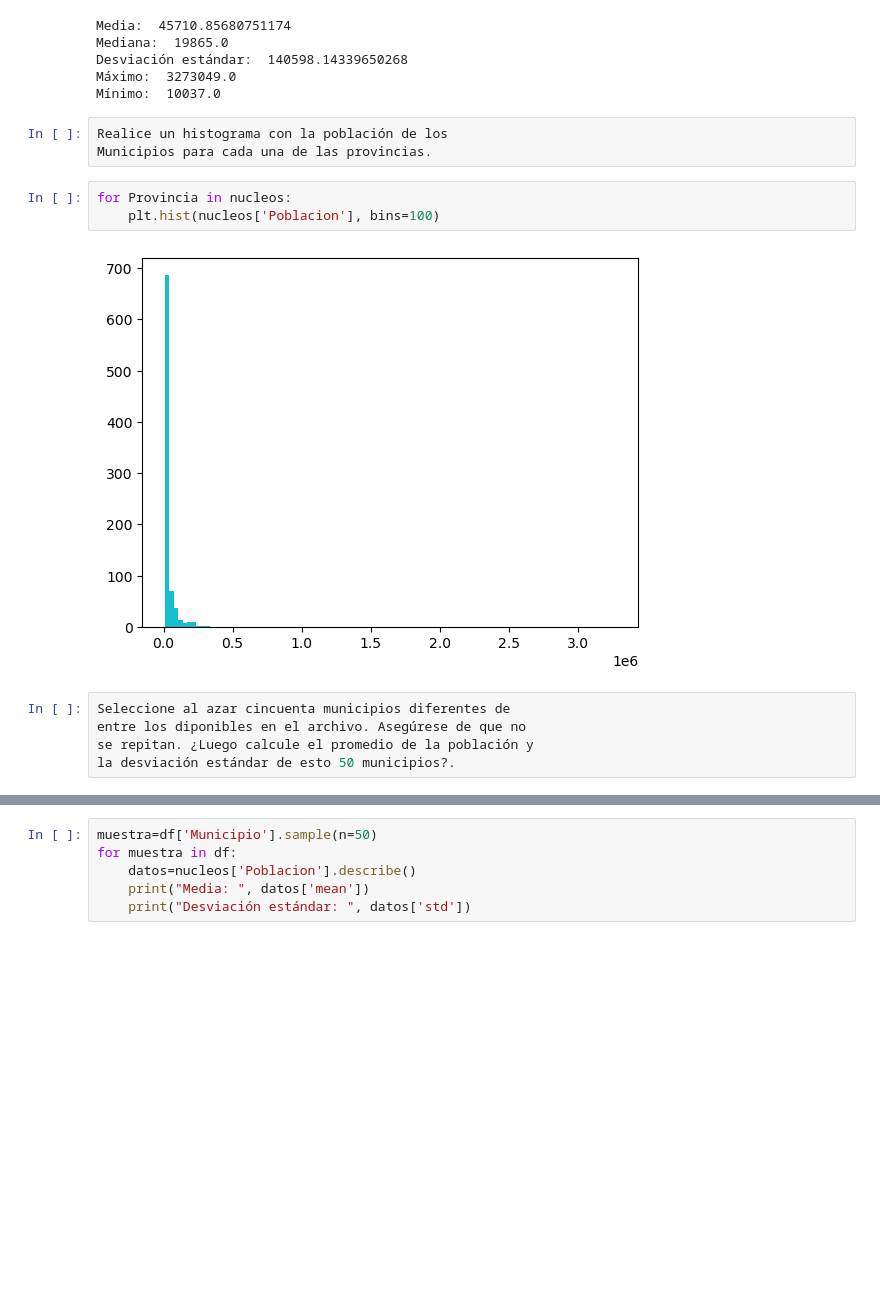
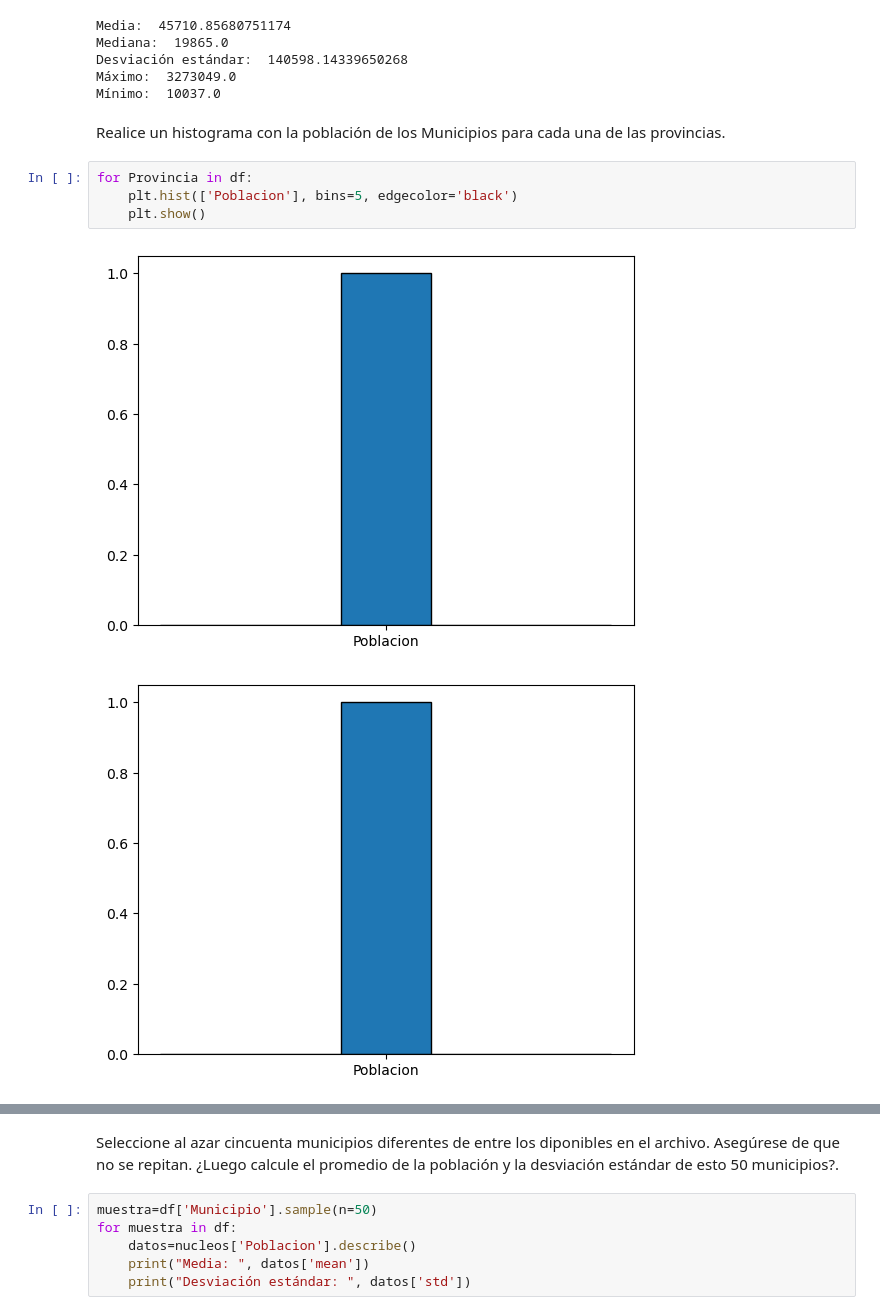
Before and after one commit to eandradezu/Laboratorio-3, a Jupyter notebook: 24000165_Lab3.ipynb, the cells around one changed output, grey strips where cells are left out. Saved outputs shown, nothing was run; the diff lists cells and outputs as text; blank space fills up the shorter version.

```diff
--- a/24000165_Lab3.ipynb
+++ b/24000165_Lab3.ipynb
@@ -199,16 +174,13 @@ Mediana:  19865.0
 Desviación estándar:  140598.14339650268
 Máximo:  3273049.0
 Mínimo:  10037.0
-# %%
-Realice un histograma con la población de los
-Municipios para cada una de las provincias.
-# %%
-for Provincia in nucleos:
-    plt.hist(nucleos['Poblacion'], bins=100)
-# %% [output]
-[figure, removed]
-# %%
-Seleccione al azar cincuenta municipios diferentes de
-entre los diponibles en el archivo. Asegúrese de que no
-se repitan. ¿Luego calcule el promedio de la población y
-la desviación estándar de esto 50 municipios?.
+# %% [markdown]
+Realice un histograma con la población de los
+Municipios para cada una de las provincias.
+# %%
+for Provincia in df:
+    plt.hist(['Poblacion'], bins=5, edgecolor='black')
+    plt.show()
+# %% [output]
+[figure, added]
+[figure, added]
@@ -215,3 +195,8 @@ la desviación estándar de esto 50 municipios?.
+# %% [markdown]
+Seleccione al azar cincuenta municipios diferentes de
+entre los diponibles en el archivo. Asegúrese de que no
+se repitan. ¿Luego calcule el promedio de la población y
+la desviación estándar de esto 50 municipios?.
 # %%
 muestra=df['Municipio'].sample(n=50)
 for muestra in df:
```
Also changed, not shown: parts of 12 cells of this notebook.
